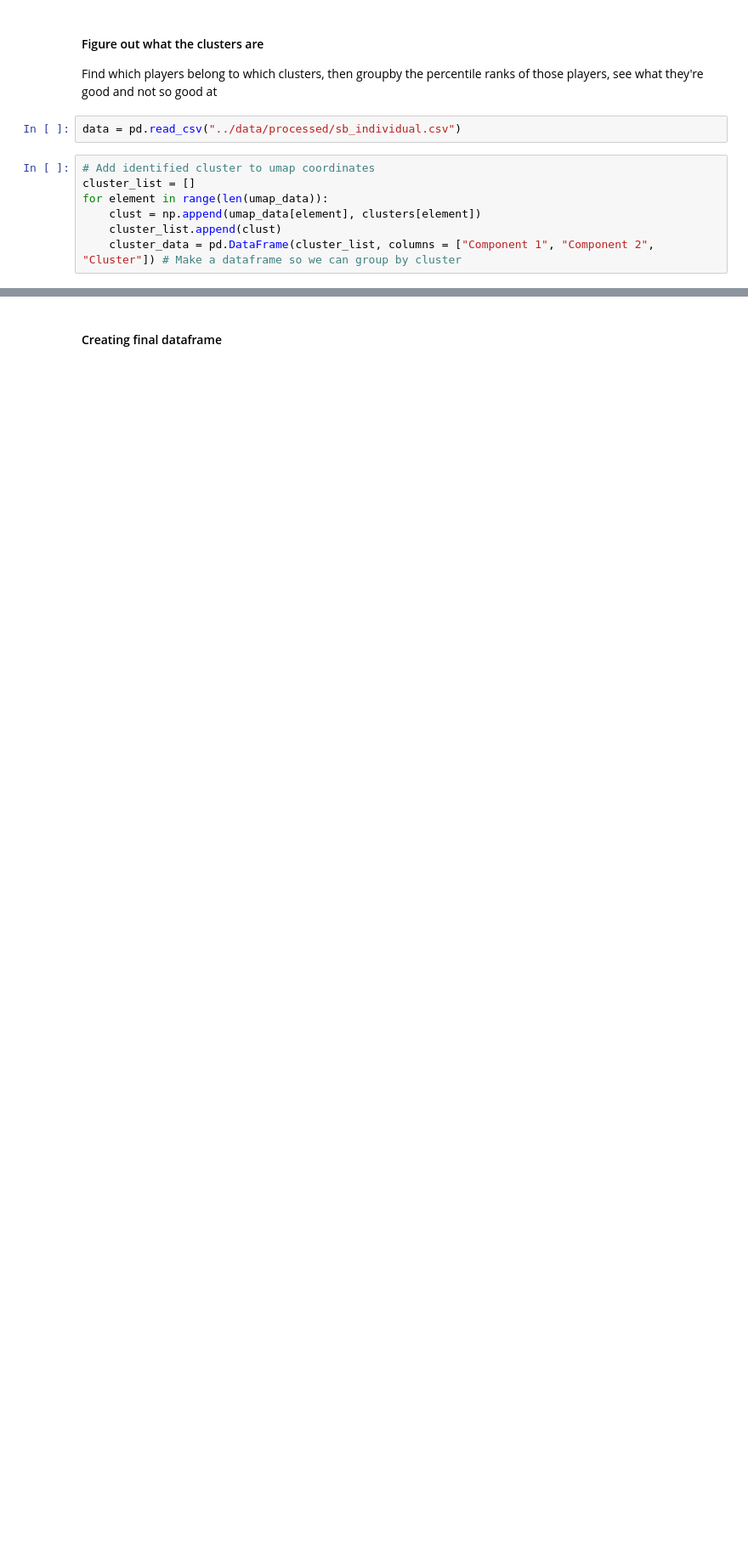
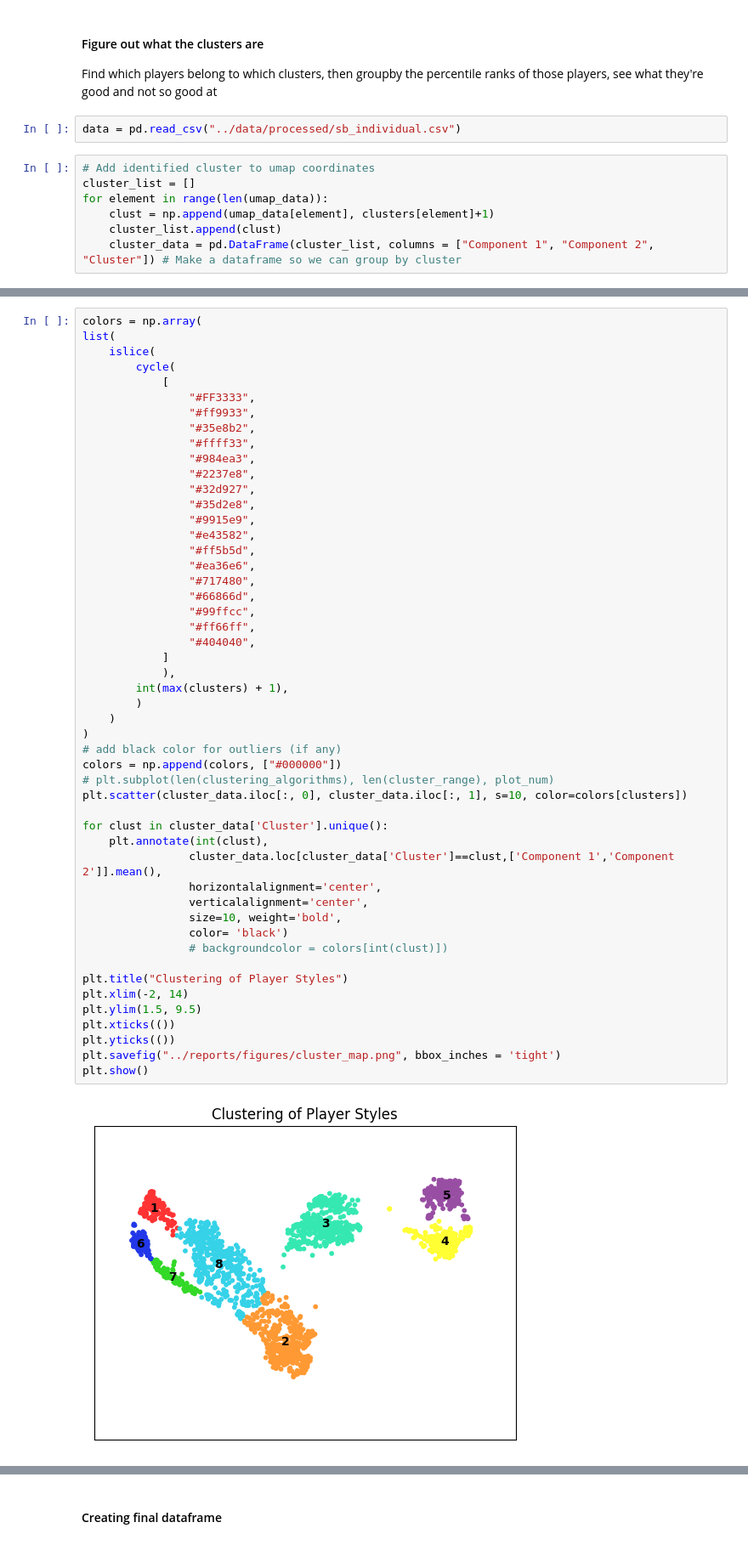
Before and after one commit to marcjbaron/soccer_scouting, a Jupyter notebook: notebooks/PtIII_cluster_analysis.ipynb, the cells around one changed output, grey strips where cells are left out. Shown at 85% size. Cells and saved outputs as stored; diff of their text form; blank space fills up the shorter version.

```diff
--- a/notebooks/PtIII_cluster_analysis.ipynb
+++ b/notebooks/PtIII_cluster_analysis.ipynb
@@ -275,7 +359,7 @@ data = pd.read_csv("../data/processed/sb_individual.csv")
 # Add identified cluster to umap coordinates
 cluster_list = []
 for element in range(len(umap_data)):
-    clust = np.append(umap_data[element], clusters[element])
+    clust = np.append(umap_data[element], clusters[element]+1)
     cluster_list.append(clust)
     cluster_data = pd.DataFrame(cluster_list, columns = ["Component 1", "Component 2", "Cluster"]) # Make a dataframe so we can group by cluster
 # %%
@@ -341,0 +406,52 @@ array([[0.68021896, 0.32499881]])
+# %%
+colors = np.array(
+list(
+    islice(
+        cycle(
+            [
+                "#FF3333",
+                "#ff9933",
+                "#35e8b2",
+                "#ffff33",
+                "#984ea3",
+                "#2237e8",
+                "#32d927",
+                "#35d2e8",
+                "#9915e9",
+                "#e43582",
+                "#ff5b5d",
+                "#ea36e6",
+                "#717480",
+                "#66866d",
+                "#99ffcc",
+                "#ff66ff",
+                "#404040",
+            ]
+            ),
+        int(max(clusters) + 1),
+        )
+    )
+)
+# add black color for outliers (if any)
+colors = np.append(colors, ["#000000"])
+# plt.subplot(len(clustering_algorithms), len(cluster_range), plot_num)
+plt.scatter(cluster_data.iloc[:, 0], cluster_data.iloc[:, 1], s=10, color=colors[clusters])
+
+for clust in cluster_data['Cluster'].unique():
+    plt.annotate(int(clust),
+                cluster_data.loc[cluster_data['Cluster']==clust,['Component 1','Component 2']].mean(),
+                horizontalalignment='center',
+                verticalalignment='center',
+                size=10, weight='bold',
+                color= 'black')
+                # backgroundcolor = colors[int(clust)])
+
+plt.title("Clustering of Player Styles")
+plt.xlim(-2, 14)
+plt.ylim(1.5, 9.5)
+plt.xticks(())
+plt.yticks(())
+plt.savefig("../reports/figures/cluster_map.png", bbox_inches = 'tight')
+plt.show()
+# %% [output]
+[figure, added]
```
Also changed, not shown: parts of 27 cells of this notebook, 36 other files.
